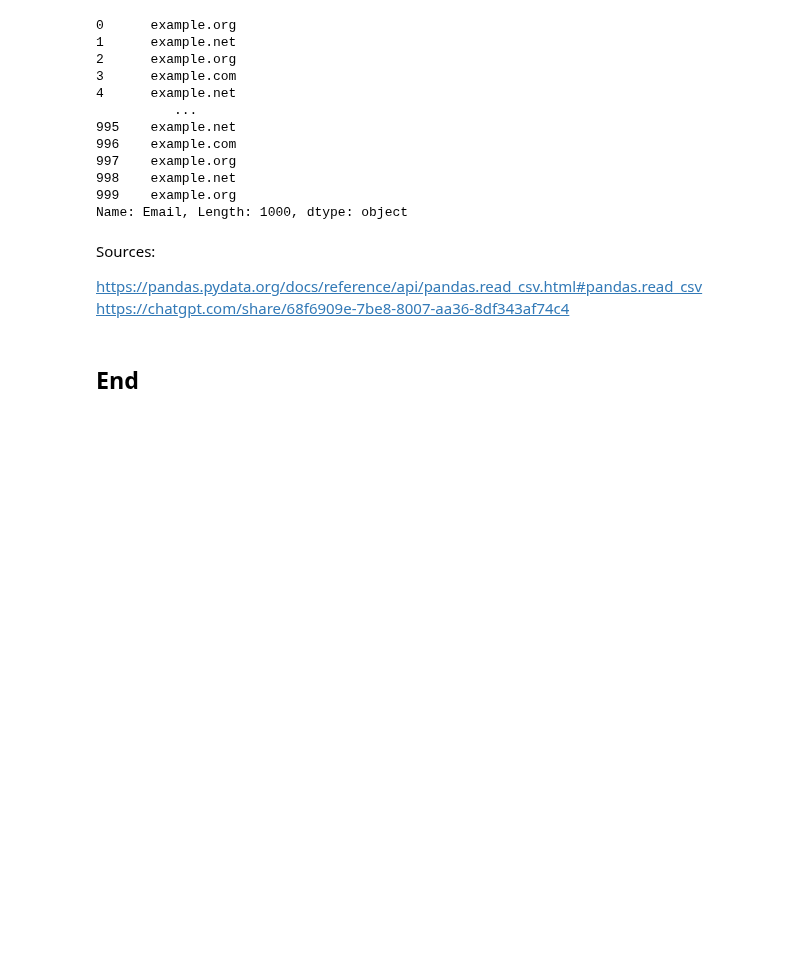
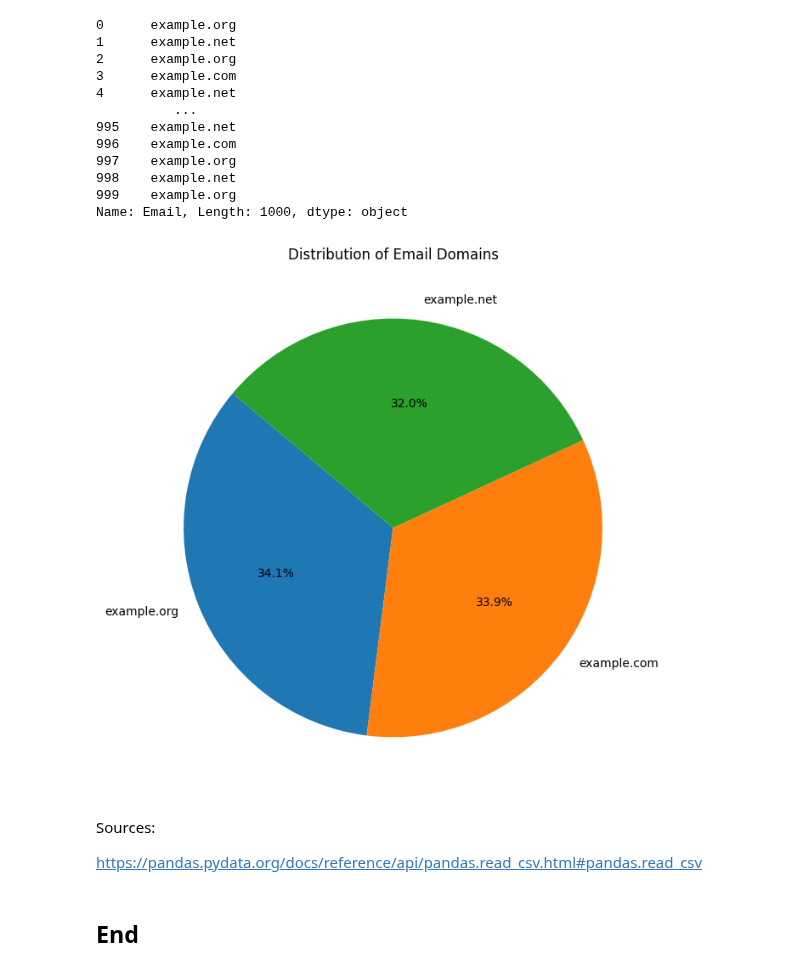
Before and after one commit to elainecazetta/programming-for-data-analytics, a Jupyter notebook: assignments/assignment03-pie.ipynb, the cells around one changed output. Cells and saved outputs as stored; diff of their text form; code cells hidden in the pictures; blank space fills up the shorter version.

Commit message:
creating pie chart

```diff
--- a/assignments/assignment03-pie.ipynb
+++ b/assignments/assignment03-pie.ipynb
@@ -59,10 +62,25 @@ print(email_domains)
 998    example.net
 999    example.org
 Name: Email, Length: 1000, dtype: object
+# %%
+# Creating the pie chart:
+
+# Importing matplotlib
+import matplotlib.pyplot as plt
+
+# Count how many times each domain appears
+domain_counts = email_domains.value_counts()
+
+# Create a pie chart
+plt.figure(figsize=(8, 8))
+plt.pie(domain_counts, labels=domain_counts.index, autopct='%1.1f%%', startangle=140)
+plt.title('Distribution of Email Domains')
+plt.show()
+# %% [output]
+[figure, added]
 # %% [markdown]
 Sources:
 
 https://pandas.pydata.org/docs/reference/api/pandas.read_csv.html#pandas.read_csv
-https://chatgpt.com/share/68f6909e-7be8-8007-aa36-8df343af74c4
 # %% [markdown]
 ## End
```
Also changed, not shown: parts of 2 cells of this notebook.
